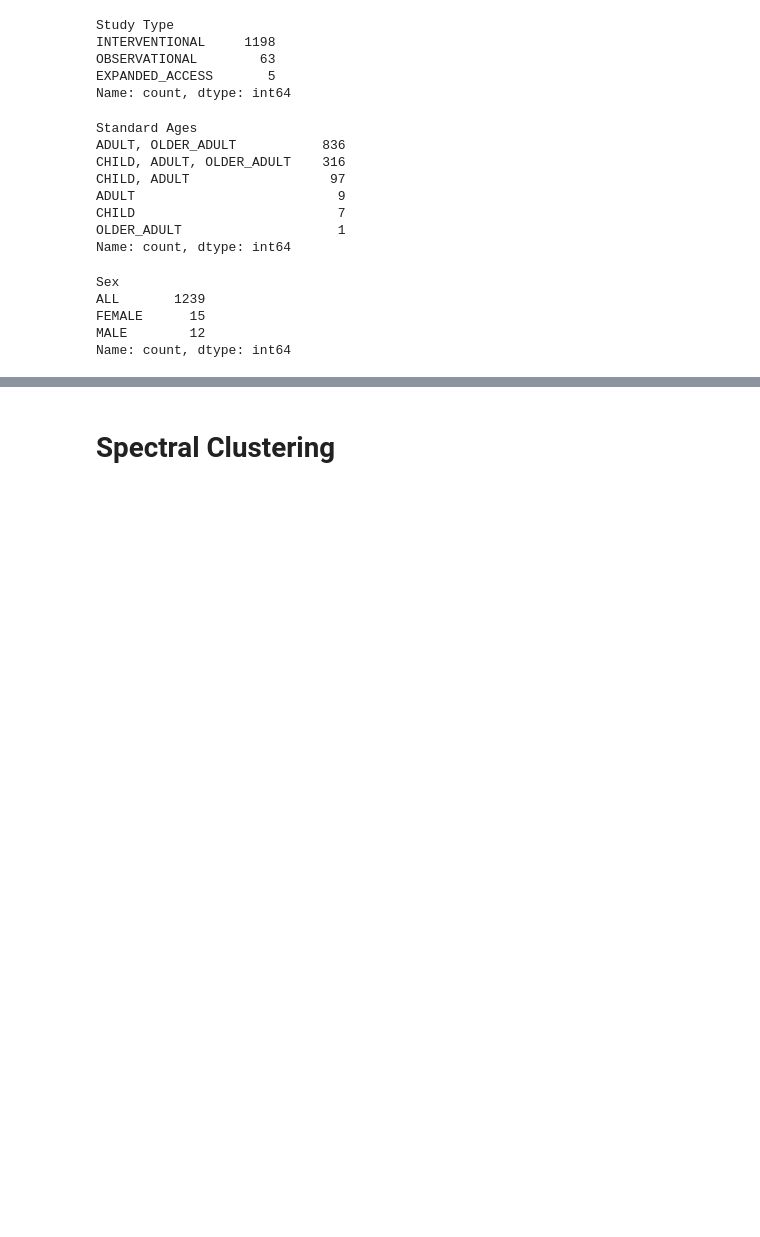
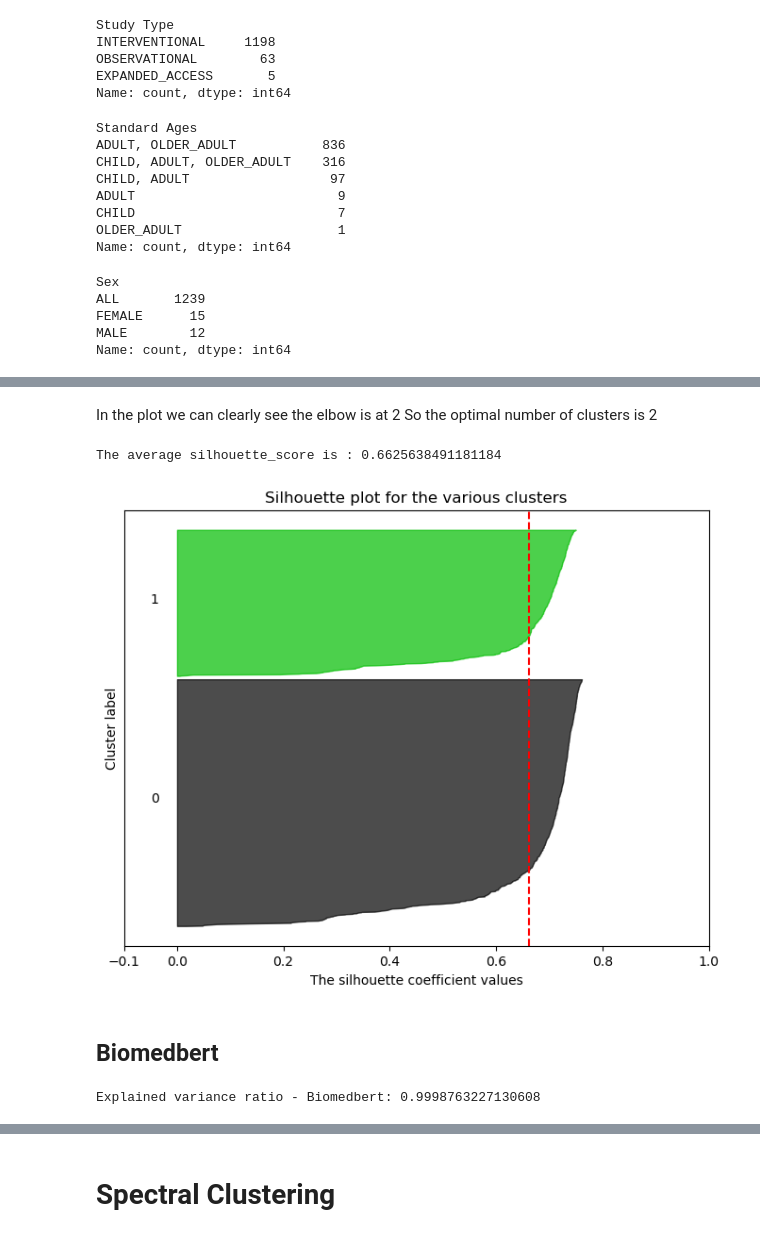
Before and after one commit to Bhanuteja917/ClusteringClinicalTrails, a Jupyter notebook: clustering.ipynb, the cells around one changed output, grey strips where cells are left out. Drawn from its saved outputs; the diff is of its cells as text; code cells hidden in the pictures; blank space fills up the shorter version.

```diff
--- a/clustering.ipynb
+++ b/clustering.ipynb
@@ -623,3 +211,0 @@ Calinski-Harabasz Scores: [359.41133220655917, 310.9187646845864, 386.6919885595
-# %%
-labels = affinity.labels_
-plot_silhouette_samples(pca_bluebert, labels)
@@ -628,0 +298,24 @@ The average silhouette_score is : 0.2447049084823837
+# %% [markdown]
+In the plot we can clearly see the elbow is at 2
+So the optimal number of clusters is 2
+# %%
+kmeans = KMeans(n_clusters=2, init='k-means++', random_state=42, n_init=1)
+kmeans.fit(X_pca_bluebert)
+labels = kmeans.labels_
+
+plot_silhouette_samples(X_pca_bluebert, labels)
+# %% [output]
+The average silhouette_score is : 0.6625638491181184
+[figure, added]
+# %% [markdown]
+## Biomedbert
+# %%
+# Dataset Biomedbert
+X_biomedbert = feature_matrix_biomedbert.drop(columns=['NCT ID'])
+
+# PCA
+pca_biomedbert = PCA(n_components=1024)
+X_pca_biomedbert = pca_biomedbert.fit_transform(X_biomedbert)
+print(f"Explained variance ratio - Biomedbert: {sum(pca_biomedbert.explained_variance_ratio_)}")
+# %% [output]
+Explained variance ratio - Biomedbert: 0.9998763227130608
```
Also changed, not shown: parts of 60 cells of this notebook.
